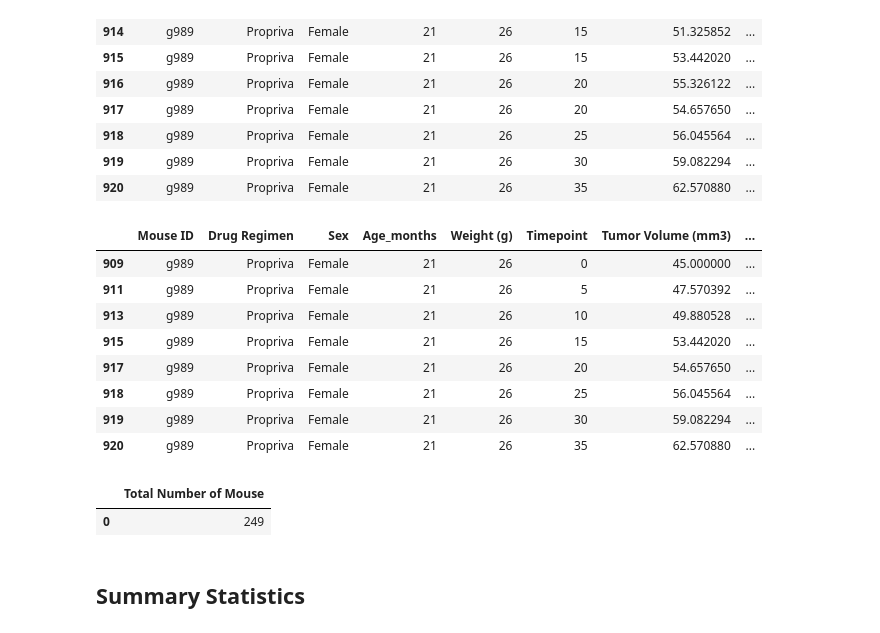
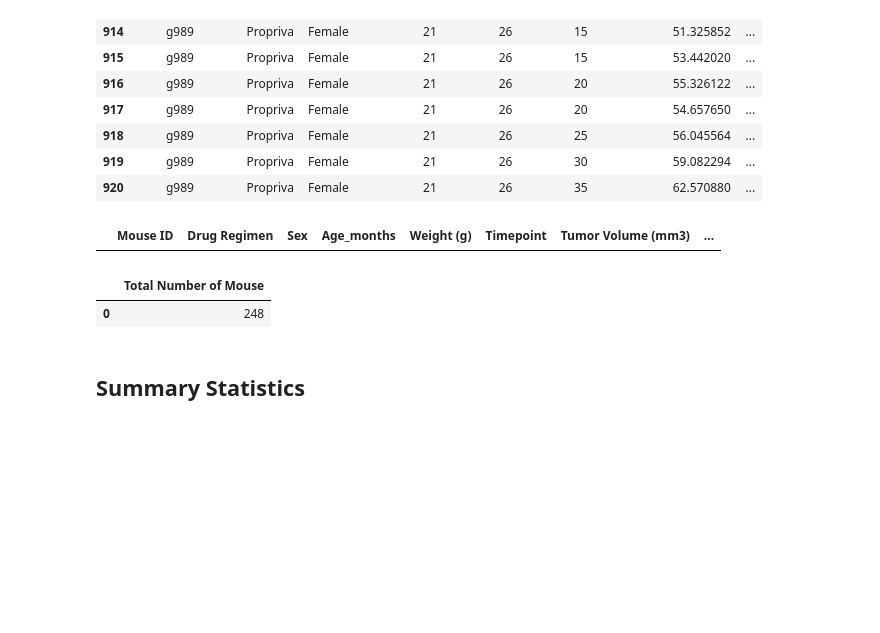
Before and after one commit to CicilyGeorge/Matplotlib-challenge, a Jupyter notebook: pymaceuticals.ipynb, the cells around one changed output. Cells and saved outputs as stored; diff of their text form; code cells hidden in the pictures; blank space fills up the shorter version.

```diff
--- a/pymaceuticals.ipynb
+++ b/pymaceuticals.ipynb
@@ -63,25 +63,20 @@ duplicate_data
 | 920 | g989 | Propriva | Female | 21 | 26 | 35 | 62.570880 | ... |
 # %%
 # Creating a clean DataFrame by dropping the duplicate mouse by its ID.
-clean_data = combined_data.drop_duplicates(subset=['Mouse ID', 'Timepoint'], keep='last')
-clean_data.loc[clean_data['Mouse ID'].isin(duplicated_mouse)==True]
+clean_data = combined_data.loc[combined_data['Mouse ID'].isin(duplicated_mouse)==False]
+
+# Checking for any data of the duplicated mouse in the clean DataFrame
+duplicate_test = clean_data.loc[clean_data['Mouse ID'].isin(duplicated_mouse)==True]
+duplicate_test
 # %% [output]
 |  | Mouse ID | Drug Regimen | Sex | Age_months | Weight (g) | Timepoint | Tumor Volume (mm3) | ... |
-| 909 | g989 | Propriva | Female | 21 | 26 | 0 | 45.000000 | ... |
-| 911 | g989 | Propriva | Female | 21 | 26 | 5 | 47.570392 | ... |
-| 913 | g989 | Propriva | Female | 21 | 26 | 10 | 49.880528 | ... |
-| 915 | g989 | Propriva | Female | 21 | 26 | 15 | 53.442020 | ... |
-| 917 | g989 | Propriva | Female | 21 | 26 | 20 | 54.657650 | ... |
-| 918 | g989 | Propriva | Female | 21 | 26 | 25 | 56.045564 | ... |
-| 919 | g989 | Propriva | Female | 21 | 26 | 30 | 59.082294 | ... |
-| 920 | g989 | Propriva | Female | 21 | 26 | 35 | 62.570880 | ... |
 # %%
 # Checking the number of mice in the clean DataFrame.
 mouse_count2 = pd.DataFrame({'Total Number of Mouse': [clean_data['Mouse ID'].nunique()]})
 mouse_count2
 # %% [output]
 |  | Total Number of Mouse |
-| 0 | 249 |
+| 0 | 248 |
 # %% [markdown]
 ## Summary Statistics
 # %%
```
Also changed, not shown: parts of 14 cells of this notebook.
